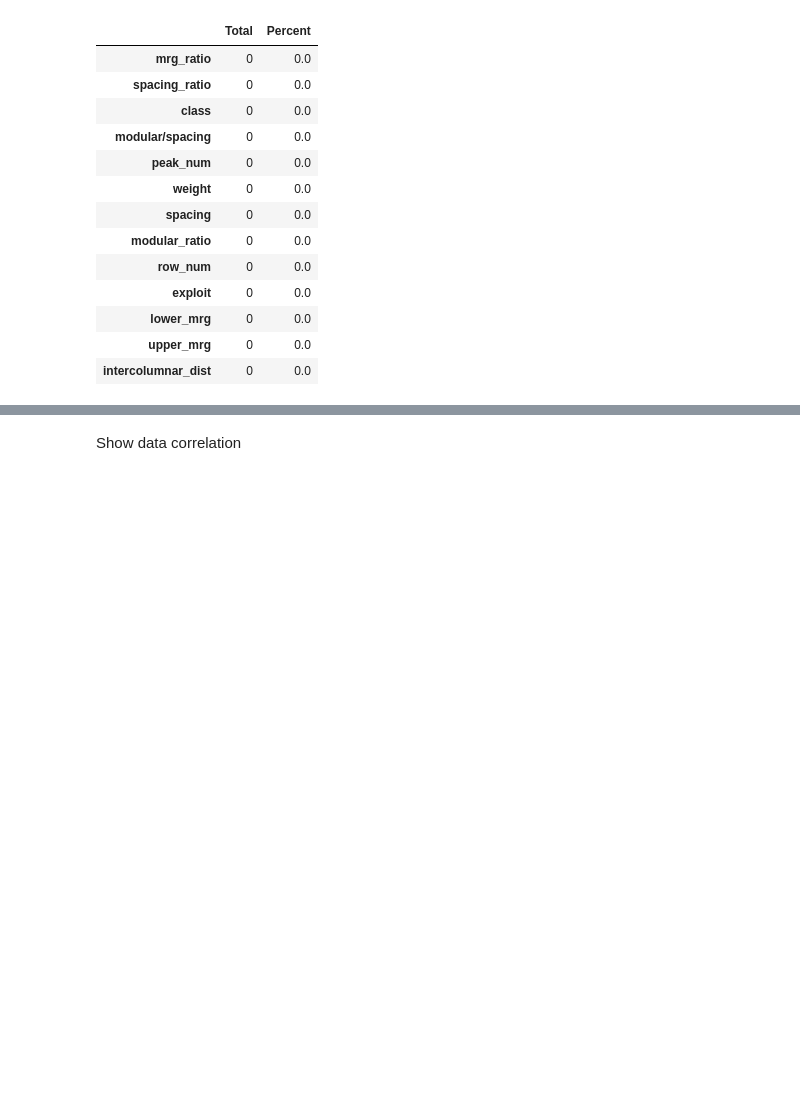
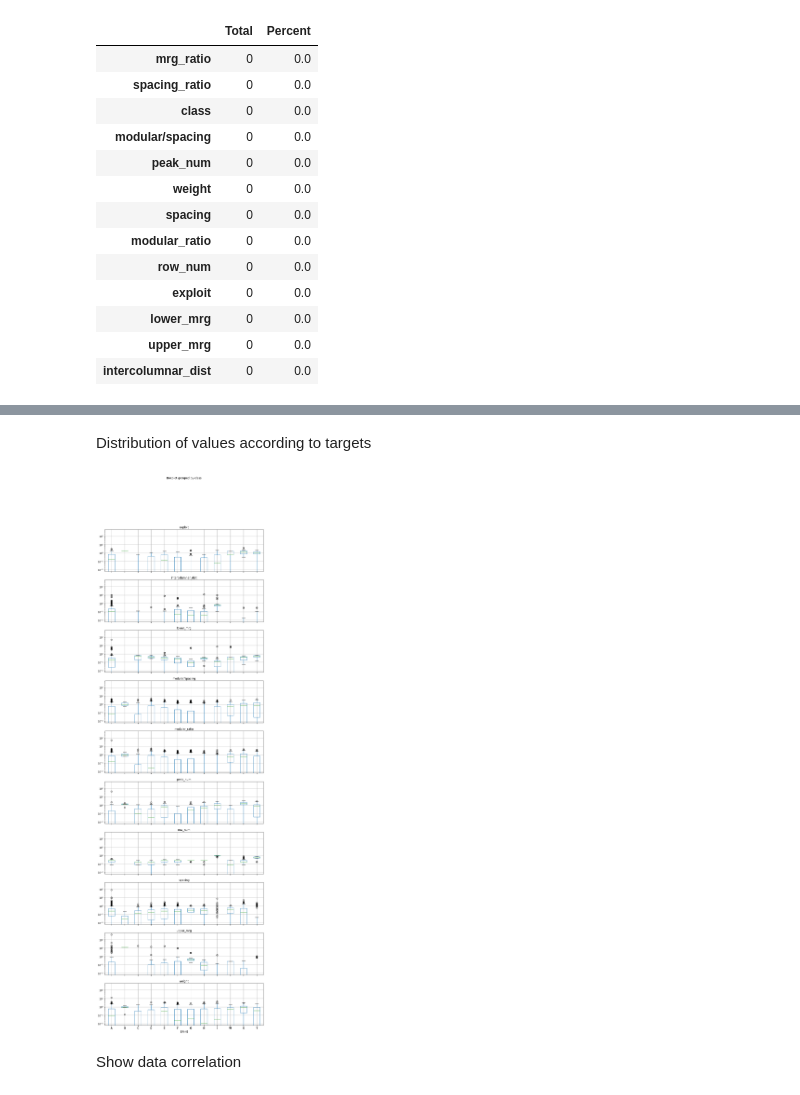
Before and after one commit to medartus/Avila-Analysis, a Jupyter notebook: notebook/Avila.ipynb, the cells around one changed output, grey strips where cells are left out. Cells and saved outputs as stored; diff of their text form; code cells hidden in the pictures; blank space fills up the shorter version.

```diff
--- a/notebook/Avila.ipynb
+++ b/notebook/Avila.ipynb
@@ -183,3 +200,11 @@ missing_data
+# %% [markdown]
+Distribution of values according to targets
+# %%
+axArr = train.boxplot(by="class", figsize=(12, 40), layout=(10,1))
+for ax in axArr:
+    ax.set_yscale('log')
+# %% [output]
+[figure, added]
 # %% [markdown]
 Show data correlation
 # %%
```
Also changed, not shown: parts of 5 cells of this notebook, 6 other files.
